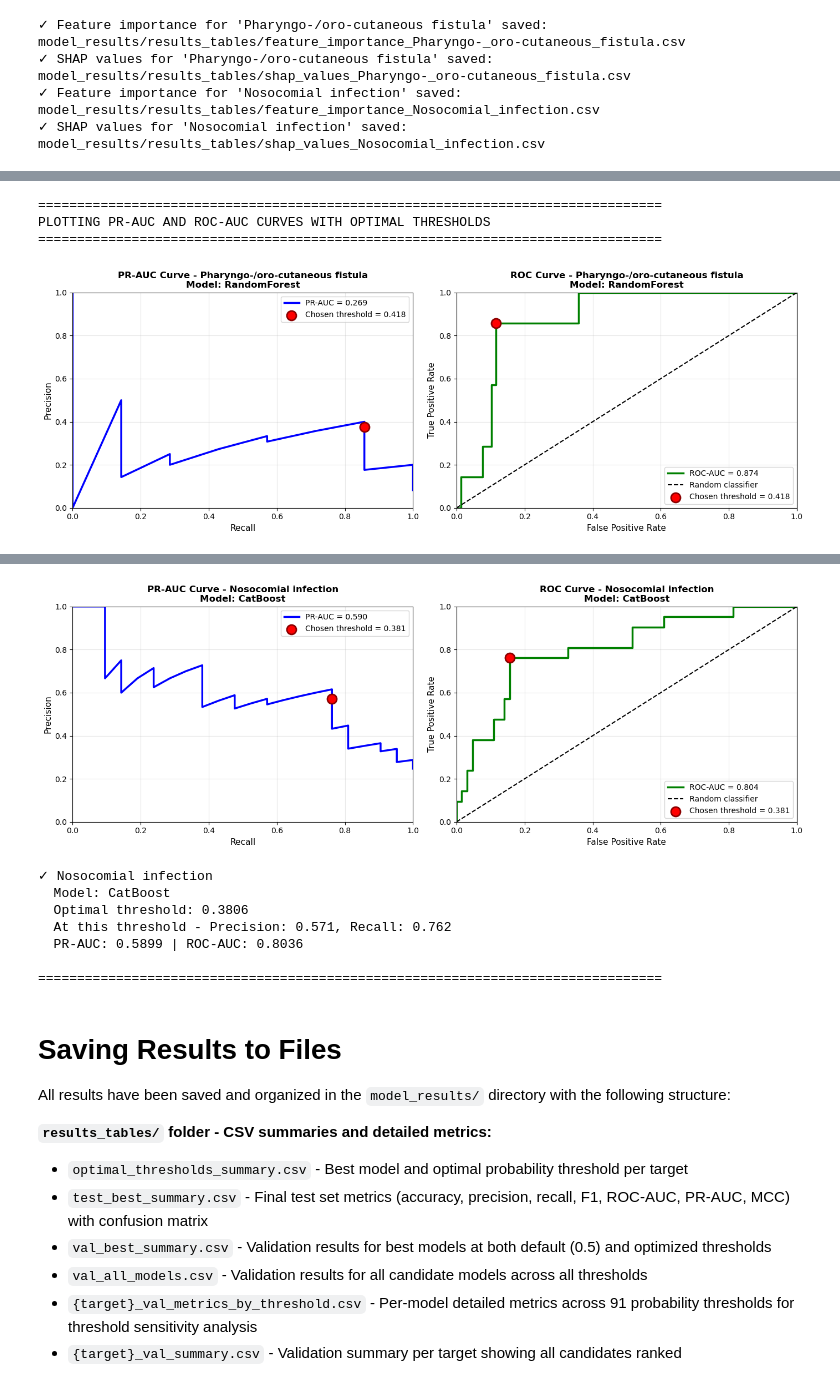
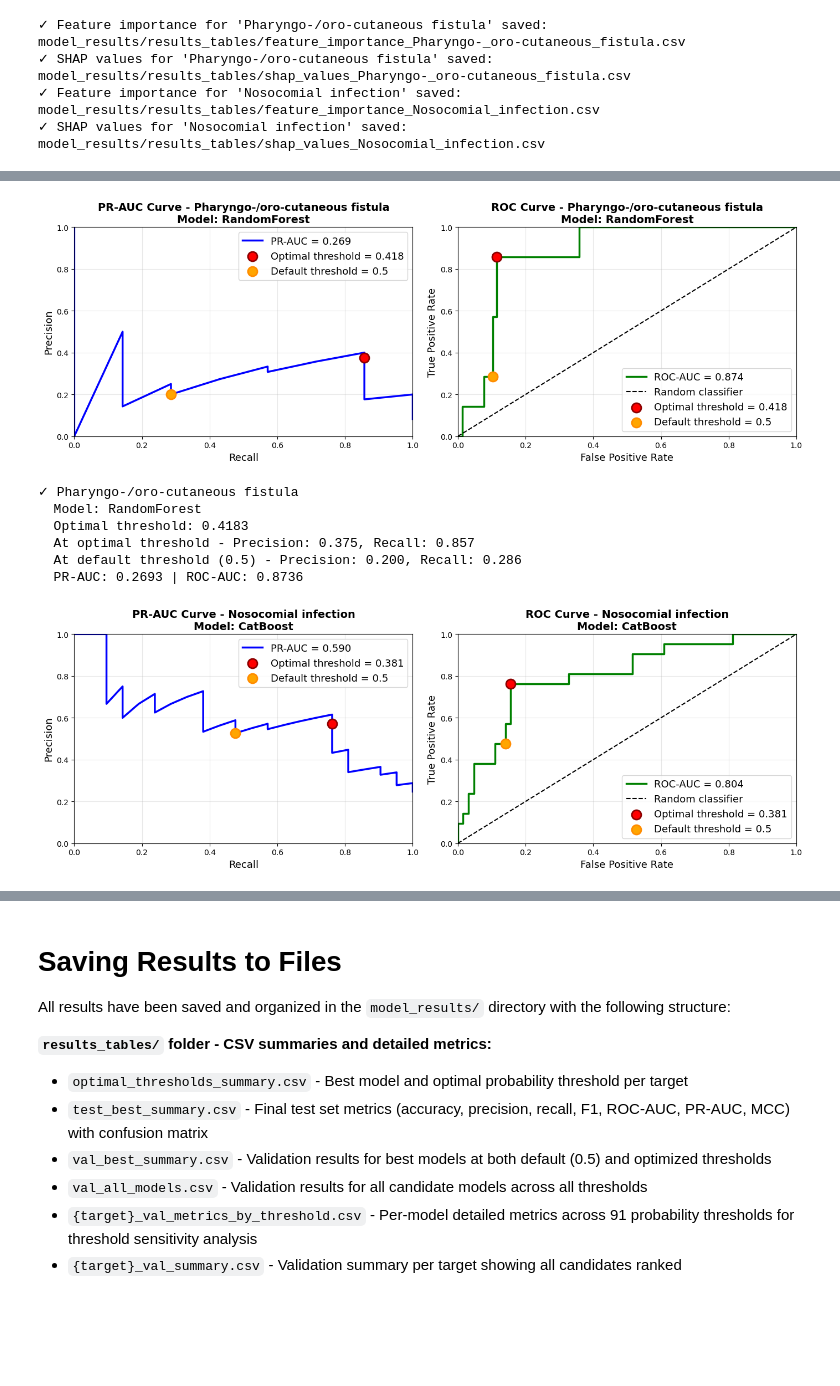
Before and after one commit to adsp-polito/2026-P6-ENT-icipate, a Jupyter notebook: adsp_notebook.ipynb, the cells around one changed output, grey strips where cells are left out. Drawn from its saved outputs; the diff is of its cells as text; code cells hidden in the pictures; blank space fills up the shorter version.

```diff
--- a/adsp_notebook.ipynb
+++ b/adsp_notebook.ipynb
@@ -1630,9 +1712,5 @@ Now let's plot the Precision-Recall and ROC curves to see how well our models pe
 # %%
-from sklearn.metrics import precision_recall_curve, roc_curve, auc, average_precision_score, roc_auc_score
-
-print("\n" + "="*80)
-print("PLOTTING PR-AUC AND ROC-AUC CURVES WITH OPTIMAL THRESHOLDS")
-print("="*80)
+from sklearn.metrics import precision_recall_curve, roc_curve, auc
 
 for target in TARGETS_TO_RUN:
     if target not in best_estimators_by_target:
@@ -1653,55 +1731,70 @@ for target in TARGETS_TO_RUN:
     pr_auc_val = auc(recall, precision)
     roc_auc_val = auc(fpr, tpr)
 
-    # Find where our chosen threshold is on the curves
-    idx_pr = np.argmin(np.abs(pr_thresholds[:-1] - threshold))  # pr_thresholds has one extra value
-    recall_at_thresh = recall[idx_pr]
-    precision_at_thresh = precision[idx_pr]
+    # Find index for optimal threshold
+    idx_pr_opt = np.argmin(np.abs(pr_thresholds[:-1] - threshold))
+    recall_at_thresh_opt = recall[idx_pr_opt]
+    precision_at_thresh_opt = precision[idx_pr_opt]
 
-    idx_roc = np.argmin(np.abs(roc_thresholds - threshold))
-    fpr_at_thresh = fpr[idx_roc]
-    tpr_at_thresh = tpr[idx_roc]
+    idx_roc_opt = np.argmin(np.abs(roc_thresholds - threshold))
+    fpr_at_thresh_opt = fpr[idx_roc_opt]
+    tpr_at_thresh_opt = tpr[idx_roc_opt]
+
+    # Find index for default threshold (0.5)
+    idx_pr_def = np.argmin(np.abs(pr_thresholds[:-1] - 0.5))
+    recall_at_thresh_def = recall[idx_pr_def]
+    precision_at_thresh_def = precision[idx_pr_def]
+
+    idx_roc_def = np.argmin(np.abs(roc_thresholds - 0.5))
+    fpr_at_thresh_def = fpr[idx_roc_def]
+    tpr_at_thresh_def = tpr[idx_roc_def]
 
     # Plot both curves side by side
     fig, axes = plt.subplots(1, 2, figsize=(14, 5))
 
     # PR-AUC Curve
     axes[0].plot(recall, precision, color='blue', lw=2.5, label=f'PR-AUC = {pr_auc_val:.3f}')
-    axes[0].scatter(recall_at_thresh, precision_at_thresh, color='red', s=150, zorder=5, label=f'Chosen threshold = {threshold:.3f}', edgecolors='darkred', linewidth=2)
-    axes[0].set_xlabel('Recall', fontsize=11)
-    axes[0].set_ylabel('Precision', fontsize=11)
-    axes[0].set_title(f'PR-AUC Curve - {target}\nModel: {model_name}', fontsize=12, fontweight='bold')
-    axes[0].legend(loc='best', fontsize=10)
+    axes[0].scatter(recall_at_thresh_opt, precision_at_thresh_opt, color='red', s=150, zorder=5, label=f'Optimal threshold = {threshold:.3f}', edgecolors='darkred', linewidth=2)
+    axes[0].scatter(recall_at_thresh_def, precision_at_thresh_def, color='orange', s=150, zorder=5, label='Default threshold = 0.5', edgecolors='darkorange', linewidth=2)
+    axes[0].set_xlabel('Recall', fontsize=13)
+    axes[0].set_ylabel('Precision', fontsize=13)
+    axes[0].set_title(f'PR-AUC Curve - {target}\nModel: {model_name}', fontsize=14, fontweight='bold')
+    axes[0].legend(loc='best', fontsize=13)
     axes[0].grid(True, alpha=0.3)
     axes[0].set_xlim([0, 1])
     axes[0].set_ylim([0, 1])
 
     # ROC Curve
     axes[1].plot(fpr, tpr, color='green', lw=2.5, label=f'ROC-AUC = {roc_auc_val:.3f}')
     axes[1].plot([0, 1], [0, 1], 'k--', lw=1.5, label='Random classifier')
-    axes[1].scatter(fpr_at_thresh, tpr_at_thresh, color='red', s=150, zorder=5,
-                   label=f'Chosen threshold = {threshold:.3f}', edgecolors='darkred', linewidth=2)
-    axes[1].set_xlabel('False Positive Rate', fontsize=11)
-    axes[1].set_ylabel('True Positive Rate', fontsize=11)
-    axes[1].set_title(f'ROC Curve - {target}\nModel: {model_name}', fontsize=12, fontweight='bold')
-    axes[1].legend(loc='best', fontsize=10)
+    axes[1].scatter(fpr_at_thresh_opt, tpr_at_thresh_opt, color='red', s=150, zorder=5, label=f'Optimal threshold = {threshold:.3f}', edgecolors='darkred', linewidth=2)
+    axes[1].scatter(fpr_at_thresh_def, tpr_at_thresh_def, color='orange', s=150, zorder=5, label='Default threshold = 0.5', edgecolors='darkorange', linewidth=2)
+    axes[1].set_xlabel('False Positive Rate', fontsize=13)
+    axes[1].set_ylabel('True Positive Rate', fontsize=13)
+    axes[1].set_title(f'ROC Curve - {target}\nModel: {model_name}', fontsize=14, fontweight='bold')
+    axes[1].legend(loc='best', fontsize=13)
     axes[1].grid(True, alpha=0.3)
     axes[1].set_xlim([0, 1])
     axes[1].set_ylim([0, 1])
 
     plt.tight_layout()
-    plt.savefig(os.path.join(plots_folder, f"{safe_filename(target)}_{safe_filename(model_name)}_pr_roc_curves.png"))
+    plt.savefig(os.path.join(plots_folder, f"{safe_filename(target)}_{safe_filename(model_name)}_test_pr_roc_curves.png"))
     plt.show()
 
     print(f"\n✓ {target}")
     print(f"  Model: {model_name}")
     print(f"  Optimal threshold: {threshold:.4f}")
-    print(f"  At this threshold - Precision: {precision_at_thresh:.3f}, Recall: {recall_at_thresh:.3f}")
+    print(f"  At optimal threshold - Precision: {precision_at_thresh_opt:.3f}, Recall: {recall_at_thresh_opt:.3f}")
+    print(f"  At default threshold (0.5) - Precision: {precision_at_thresh_def:.3f}, Recall: {recall_at_thresh_def:.3f}")
     print(f"  PR-AUC: {pr_auc_val:.4f} | ROC-AUC: {roc_auc_val:.4f}")
 
 print("\n" + "="*80)
 # %% [output]
+[figure, new version]
-================================================================================
-PLOTTING PR-AUC AND ROC-AUC CURVES WITH OPTIMAL THRESHOLDS
-================================================================================
+✓ Pharyngo-/oro-cutaneous fistula
+  Model: RandomForest
+  Optimal threshold: 0.4183
+  At optimal threshold - Precision: 0.375, Recall: 0.857
+  At default threshold (0.5) - Precision: 0.200, Recall: 0.286
+  PR-AUC: 0.2693 | ROC-AUC: 0.8736
-[figure, old version]
+[figure, new version]
@@ -1713,11 +1809,3 @@ PLOTTING PR-AUC AND ROC-AUC CURVES WITH OPTIMAL THRESHOLDS
-[figure, old version]
-✓ Nosocomial infection
-  Model: CatBoost
-  Optimal threshold: 0.3806
-  At this threshold - Precision: 0.571, Recall: 0.762
-  PR-AUC: 0.5899 | ROC-AUC: 0.8036
-
-================================================================================
 # %% [markdown]
 # Saving Results to Files
 
```
Also changed, not shown: parts of 8 cells of this notebook, 1 other file.
